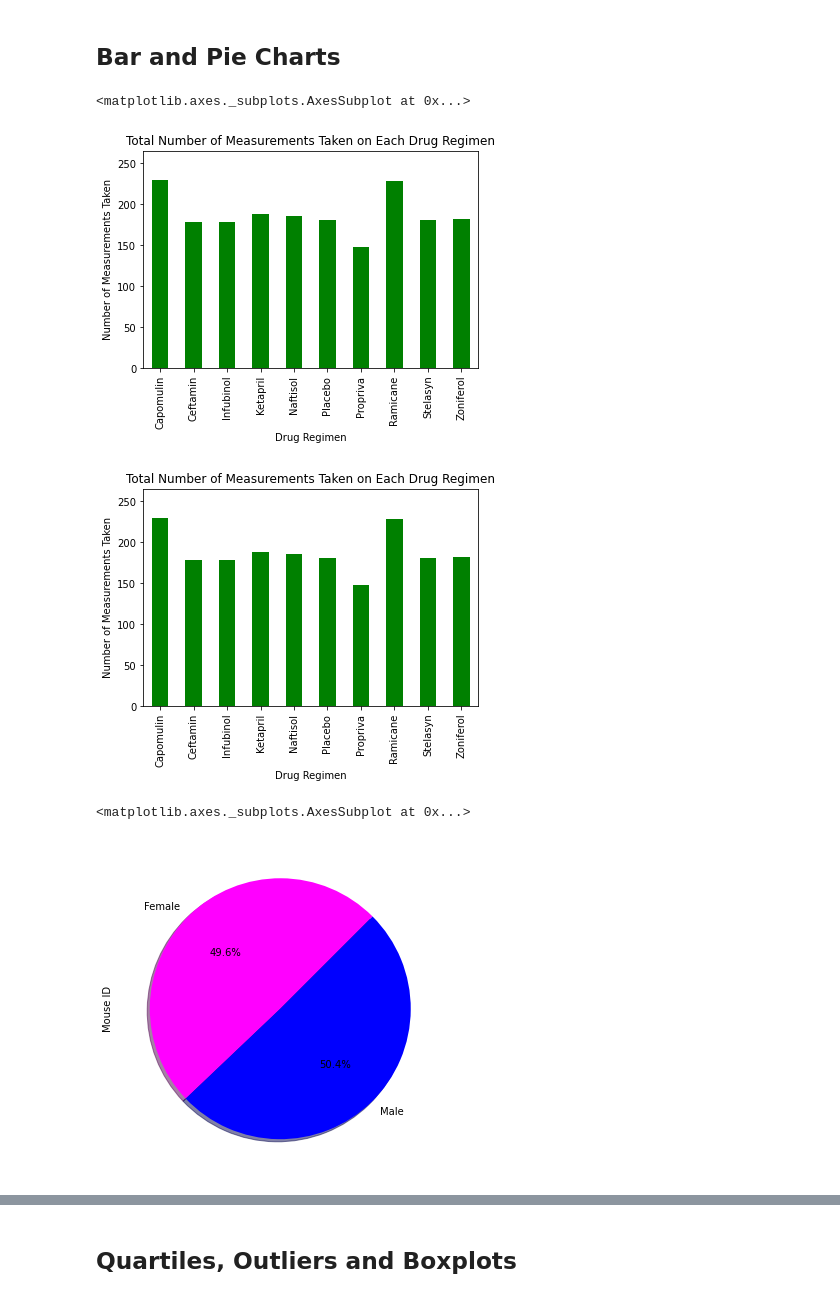
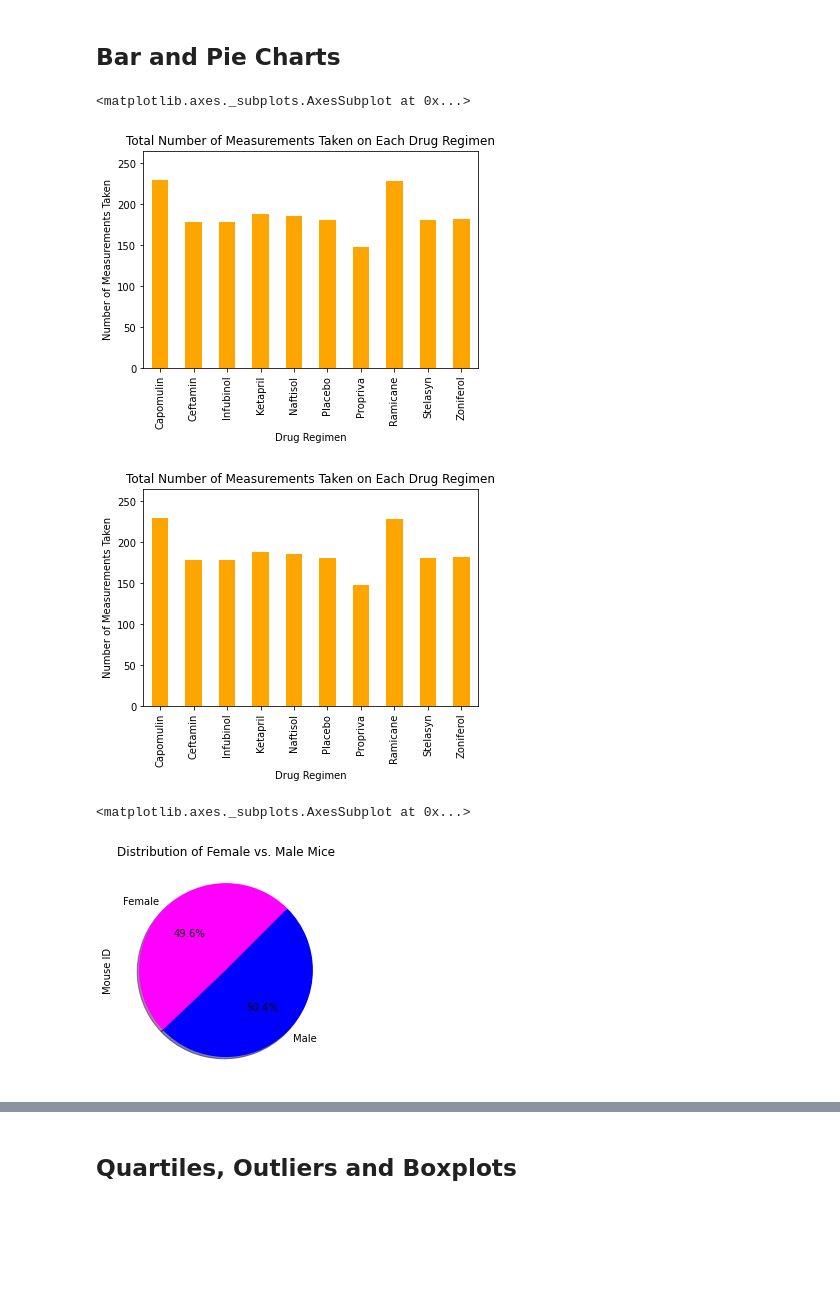
Before and after one commit to JRandle23/Matplotlib-Challenge, a Jupyter notebook: Pymaceuticals/pymaceuticals_starter.ipynb, the cells around one changed output, grey strips where cells are left out. Drawn from its saved outputs; the diff is of its cells as text; code cells hidden in the pictures; blank space fills up the shorter version.

```diff
--- a/Pymaceuticals/pymaceuticals_starter.ipynb
+++ b/Pymaceuticals/pymaceuticals_starter.ipynb
@@ -135,20 +135,20 @@ drug_summary_stats
 #Generate a bar plot showing the total number of measurements taken on each drug regimen using pandas.
 measurements_count = drug_grouped.count()
 
-measurements_barchart = measurements_count.plot(kind="bar", title="Total Number of Measurements Taken on Each Drug Regimen", color="green", ylim=(0,265))
+measurements_barchart = measurements_count.plot(kind="bar", title="Total Number of Measurements Taken on Each Drug Regimen", color="orange", ylim=(0,265))
 measurements_barchart.set_xlabel("Drug Regimen")
 measurements_barchart.set_ylabel("Number of Measurements Taken")
 
 measurements_barchart
 # %% [output]
 <matplotlib.axes._subplots.AxesSubplot at 0x...>
-[figure, old version]
+[figure, new version]
 # %%
 # Generate a bar plot showing the total number of measurements taken on each drug regimen using pyplot.
 drugs = ["Capomulin", "Ceftamin", "Infubinol", "Ketapril", "Naftisol", "Placebo", "Propriva", "Ramicane", "Stelasyn", "Zoniferol"]
 y_axis = drug_grouped.count()
 
-plt.bar(drugs, y_axis, color="green", align="center", width=0.5)
+plt.bar(drugs, y_axis, color="orange", align="center", width=0.5)
 plt.xticks(drugs, rotation="vertical")
 plt.xlim(-0.50, len(x_axis)-0.50)
 plt.ylim(0, max(y_axis)+35)
@@ -157,16 +157,17 @@ plt.xlabel("Drug Regimen")
 plt.ylabel("Number of Measurements Taken")
 plt.show()
 # %% [output]
-[figure, old version]
+[figure, new version]
 # %%
 # Generate a pie plot showing the distribution of female versus male mice using pandas
 gender_grouped = merged_clean.groupby("Sex")["Mouse ID"]
 gender_count = gender_grouped.nunique()
 
-gender_pie = gender_count.plot(kind="pie", shadow=True, startangle=45, autopct="%1.1f%%", figsize=(6,6), colors=["magenta", "blue"])
+gender_pie = gender_count.plot(kind="pie", shadow=True, startangle=45, autopct="%1.1f%%", colors=["magenta", "blue"], title="Distribution of Female vs. Male Mice")
+
 gender_pie
 # %% [output]
 <matplotlib.axes._subplots.AxesSubplot at 0x...>
-[figure, old version]
+[figure, new version]
 # %%
 # Generate a pie plot showing the distribution of female versus male mice using pyplot
```
Also changed, not shown: parts of 1 cell of this notebook.
